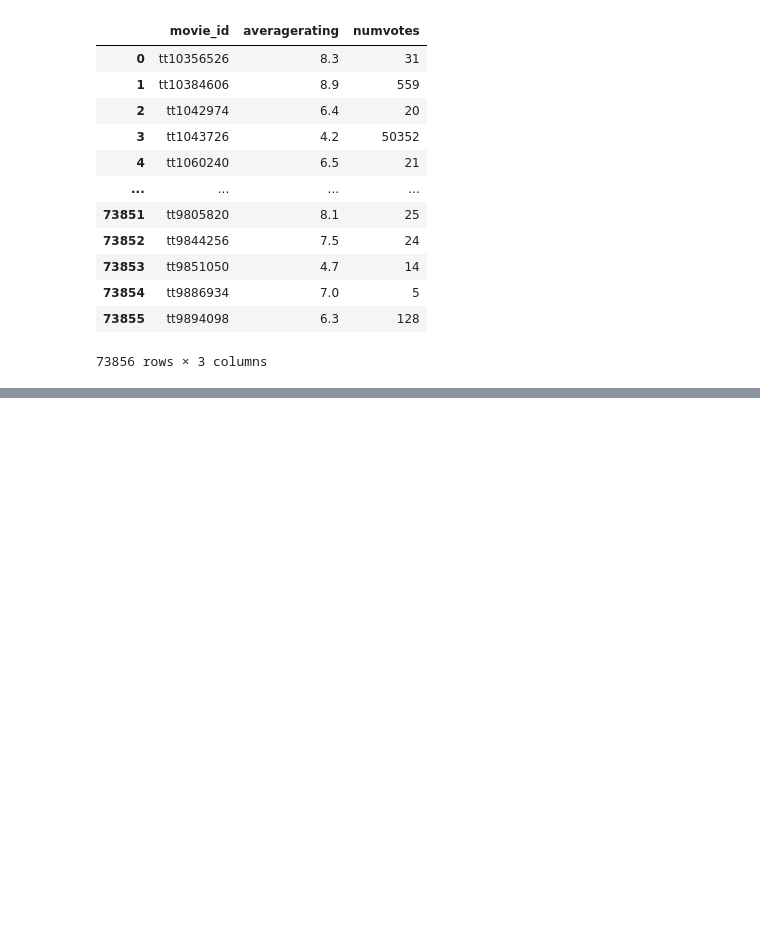
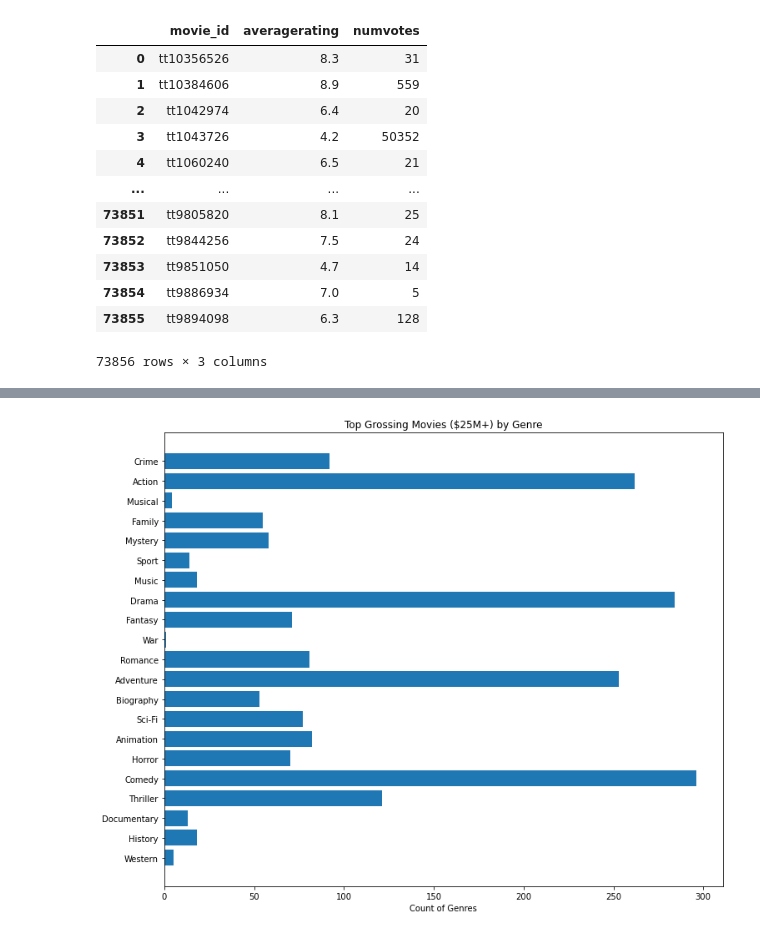
Before and after one commit to kevgross89/dsc-phase-1-project-v2-4, a Jupyter notebook: student.ipynb, the cells around one changed output, grey strips where cells are left out. Drawn from its saved outputs; the diff is of its cells as text; code cells hidden in the pictures; blank space fills up the shorter version.

```diff
--- a/student.ipynb
+++ b/student.ipynb
@@ -327,0 +337,6 @@ box_office_hits['Genre 1'].value_counts().plot.barh()
+# %%
+# Lets make a list of all the genres. First make a list of all the columns of the dataframe.
+cols = list(ratings_gross.columns)
+# %%
+genre_cols = cols[13:]
+genre_cols
@@ -327,0 +361,24 @@ box_office_hits['Genre 1'].value_counts().plot.barh()
+# %%
+# Create a new dictionary
+genre_count = {}
+# Iterate through the columns associated with genres, setting the name of the
+# column as the keys in the dictionary.
+for col in genre_cols:
+    # Get the total of all the genre counts where the value equaled 1,
+    # which we set previously
+    count = np.sum(ratings_gross[col] == 1).sum()
+    # Set the values of the dictionary equal to the total of the counts
+    genre_count[col] = count
+# %%
+# Create a list of the dictionary keys
+keys = list(genre_count.keys())
+# Create a list of the dictionary values
+values = list(genre_count.values())
+# %%
+fig, ax = plt.subplots(figsize=(12,10))
+
+ax.barh(keys, values)
+ax.set_title('Top Grossing Movies ($25M+) by Genre')
+ax.set_xlabel('Count of Genres');
+# %% [output]
+[figure, added]
```
Also changed, not shown: parts of 60 cells of this notebook.
